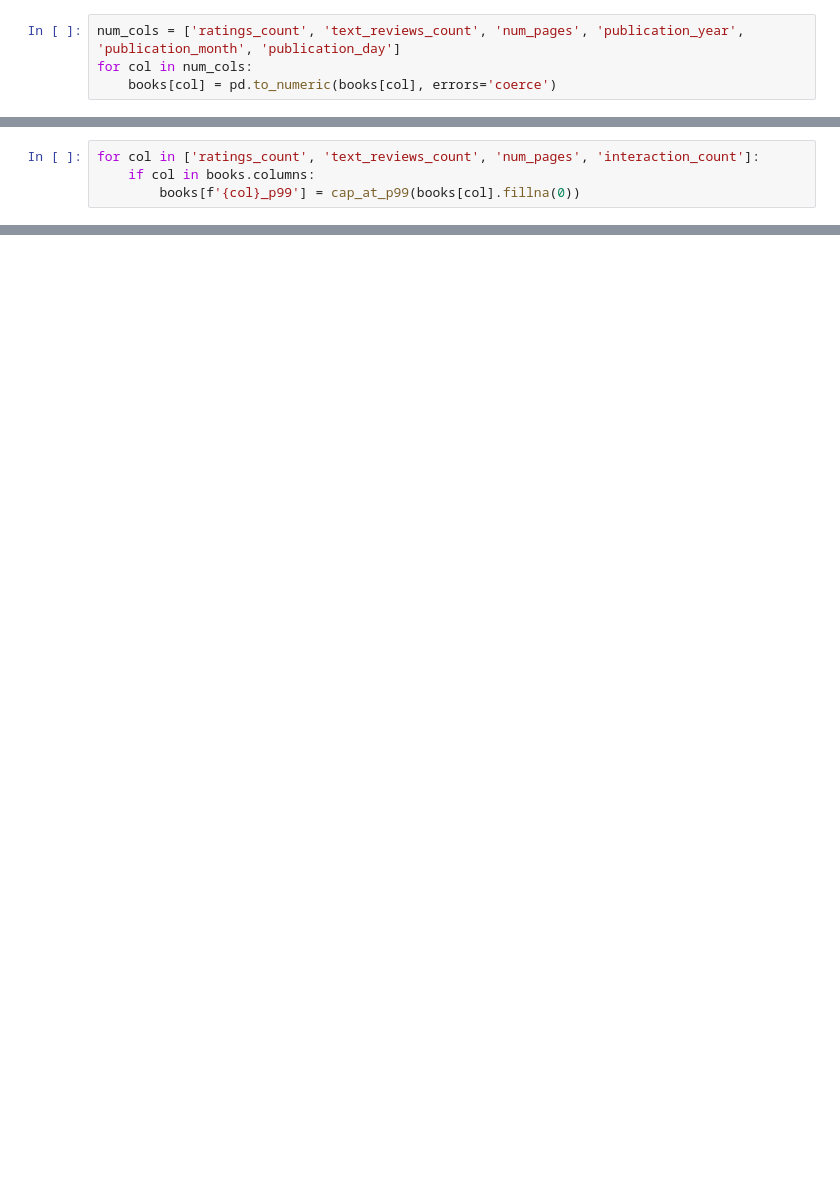
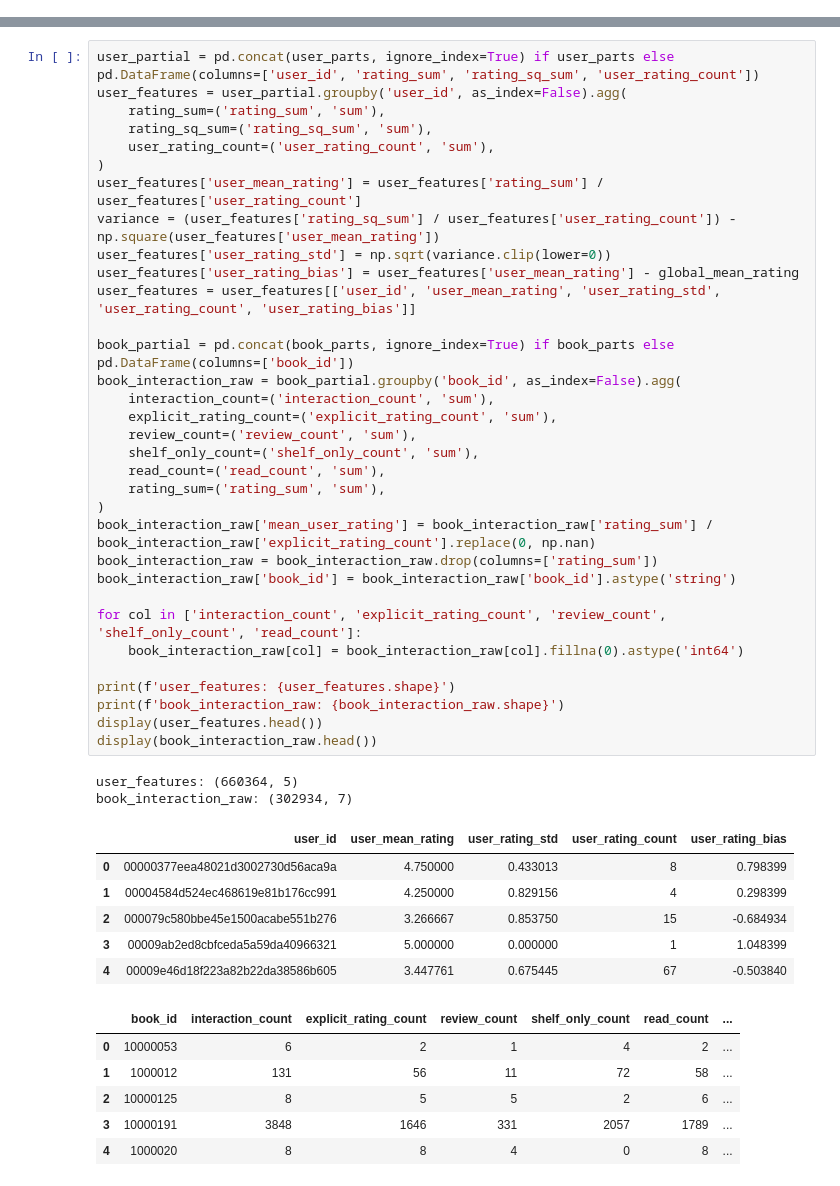
Before and after one commit to tsavorae/book-recommendations, a Jupyter notebook: notebooks/Processing_Curation_History.ipynb, the cells around one changed output, grey strips where cells are left out. Drawn from its saved outputs; the diff is of its cells as text; blank space fills up the shorter version.

```diff
--- a/notebooks/Processing_Curation_History.ipynb
+++ b/notebooks/Processing_Curation_History.ipynb
@@ -102,4 +0,0 @@ books = empty_strings_to_na(books)
-# %%
-num_cols = ['ratings_count', 'text_reviews_count', 'num_pages', 'publication_year', 'publication_month', 'publication_day']
-for col in num_cols:
-    books[col] = pd.to_numeric(books[col], errors='coerce')
@@ -250,4 +0,0 @@ interactions['user_rating_bias'] = interactions['user_rating_bias'].fillna(0)
-# %%
-for col in ['ratings_count', 'text_reviews_count', 'num_pages', 'interaction_count']:
-    if col in books.columns:
-        books[f'{col}_p99'] = cap_at_p99(books[col].fillna(0))
@@ -282,0 +365,48 @@ All validations passed!
+# %%
+user_partial = pd.concat(user_parts, ignore_index=True) if user_parts else pd.DataFrame(columns=['user_id', 'rating_sum', 'rating_sq_sum', 'user_rating_count'])
+user_features = user_partial.groupby('user_id', as_index=False).agg(
+    rating_sum=('rating_sum', 'sum'),
+    rating_sq_sum=('rating_sq_sum', 'sum'),
+    user_rating_count=('user_rating_count', 'sum'),
+)
+user_features['user_mean_rating'] = user_features['rating_sum'] / user_features['user_rating_count']
+variance = (user_features['rating_sq_sum'] / user_features['user_rating_count']) - np.square(user_features['user_mean_rating'])
+user_features['user_rating_std'] = np.sqrt(variance.clip(lower=0))
+user_features['user_rating_bias'] = user_features['user_mean_rating'] - global_mean_rating
+user_features = user_features[['user_id', 'user_mean_rating', 'user_rating_std', 'user_rating_count', 'user_rating_bias']]
+
+book_partial = pd.concat(book_parts, ignore_index=True) if book_parts else pd.DataFrame(columns=['book_id'])
+book_interaction_raw = book_partial.groupby('book_id', as_index=False).agg(
+    interaction_count=('interaction_count', 'sum'),
+    explicit_rating_count=('explicit_rating_count', 'sum'),
+    review_count=('review_count', 'sum'),
+    shelf_only_count=('shelf_only_count', 'sum'),
+    read_count=('read_count', 'sum'),
+    rating_sum=('rating_sum', 'sum'),
+)
+book_interaction_raw['mean_user_rating'] = book_interaction_raw['rating_sum'] / book_interaction_raw['explicit_rating_count'].replace(0, np.nan)
+book_interaction_raw = book_interaction_raw.drop(columns=['rating_sum'])
+book_interaction_raw['book_id'] = book_interaction_raw['book_id'].astype('string')
+
+for col in ['interaction_count', 'explicit_rating_count', 'review_count', 'shelf_only_count', 'read_count']:
+    book_interaction_raw[col] = book_interaction_raw[col].fillna(0).astype('int64')
+
+print(f'user_features: {user_features.shape}')
+print(f'book_interaction_raw: {book_interaction_raw.shape}')
+display(user_features.head())
+display(book_interaction_raw.head())
+# %% [output]
+user_features: (660364, 5)
+book_interaction_raw: (302934, 7)
+|  | user_id | user_mean_rating | user_rating_std | user_rating_count | user_rating_bias |
+| 0 | 00000377eea48021d3002730d56aca9a | 4.750000 | 0.433013 | 8 | 0.798399 |
+| 1 | 00004584d524ec468619e81b176cc991 | 4.250000 | 0.829156 | 4 | 0.298399 |
+| 2 | 000079c580bbe45e1500acabe551b276 | 3.266667 | 0.853750 | 15 | -0.684934 |
+| 3 | 00009ab2ed8cbfceda5a59da40966321 | 5.000000 | 0.000000 | 1 | 1.048399 |
+| 4 | 00009e46d18f223a82b22da38586b605 | 3.447761 | 0.675445 | 67 | -0.503840 |
+|  | book_id | interaction_count | explicit_rating_count | review_count | shelf_only_count | read_count | ... |
+| 0 | 10000053 | 6 | 2 | 1 | 4 | 2 | ... |
+| 1 | 1000012 | 131 | 56 | 11 | 72 | 58 | ... |
+| 2 | 10000125 | 8 | 5 | 5 | 2 | 6 | ... |
+| 3 | 10000191 | 3848 | 1646 | 331 | 2057 | 1789 | ... |
+| 4 | 1000020 | 8 | 8 | 4 | 0 | 8 | ... |
```
Also changed, not shown: parts of 57 cells of this notebook, 1 other file.
